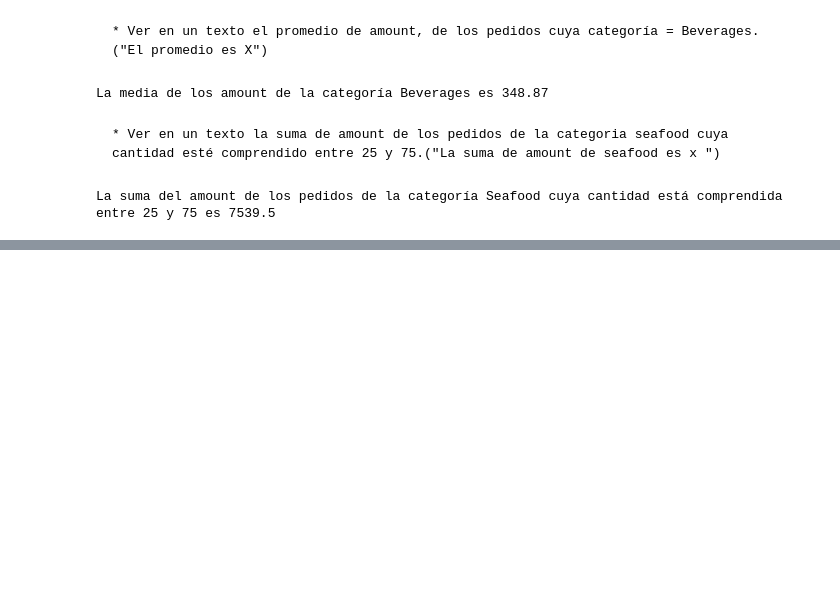
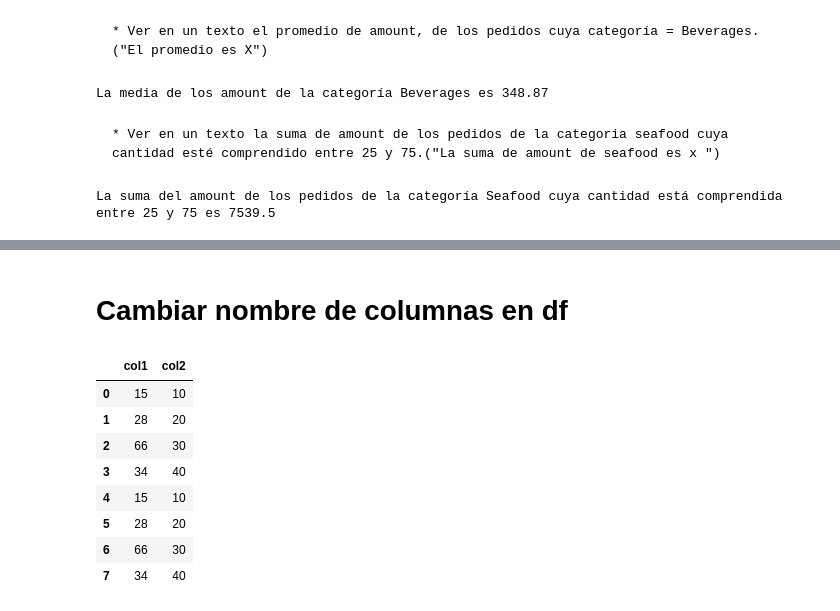
Before and after one commit to JaviDoria/Pytho-Data-Science, a Jupyter notebook: Día 5.ipynb, the cells around one changed output, grey strips where cells are left out. Saved outputs shown, nothing was run; the diff lists cells and outputs as text; code cells hidden in the pictures; blank space fills up the shorter version.

```diff
--- a/Día 5.ipynb
+++ b/Día 5.ipynb
@@ -122,0 +230,33 @@ La suma del amount de los pedidos de la categoría Seafood cuya cantidad está c
+# %% [markdown]
+# Cambiar nombre de columnas en df
+# %%
+# Crear un DataFrame
+data = {"col1": [15,28,66,34],
+        "col2": [10,20,30,40]}
+df = pd.DataFrame(data)
+df
+
+# Crear otro DataFrame
+data = {"col3": [15,28,66,34],
+        "col4": [10,20,30,40]}
+df2 = pd.DataFrame(data)
+df2
+# Debo comprobar y cambiar si hace falta el nombre de los campos, opcion A
+#df2 = df2.rename(columns={"col3":"col1","col4":"col2"})
+
+# opcion fast & furious
+df2.columns = df.columns
+
+# Anexmos los 2 DataFrames con nombres de columnas diferentes
+resultado = pd.concat([df,df2], ignore_index=True)
+resultado
+# %% [output]
+|  | col1 | col2 |
+| 0 | 15 | 10 |
+| 1 | 28 | 20 |
+| 2 | 66 | 30 |
+| 3 | 34 | 40 |
+| 4 | 15 | 10 |
+| 5 | 28 | 20 |
+| 6 | 66 | 30 |
+| 7 | 34 | 40 |
```
Also changed, not shown: parts of 10 cells of this notebook, 1 other file.
